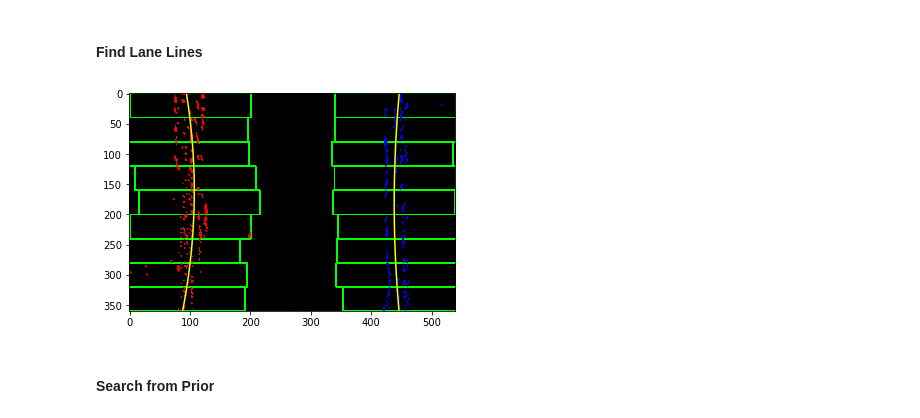
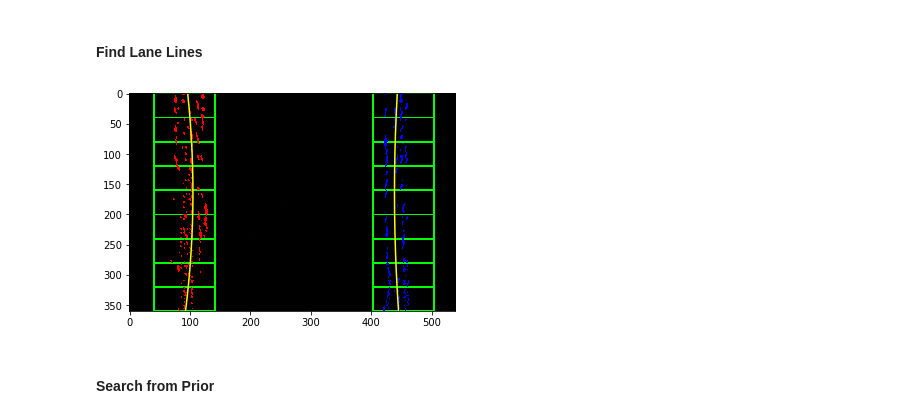
Before and after one commit to ssimontacchi/1906-Traffic-Patterns-Market-St-SF, a Jupyter notebook: mapping_market.ipynb, the cells around one changed output. Saved outputs shown, nothing was run; the diff lists cells and outputs as text; code cells hidden in the pictures.

```diff
--- a/mapping_market.ipynb
+++ b/mapping_market.ipynb
@@ -332,9 +328,9 @@ def find_lane_pixels(binary_warped):
     # Number of sliding windows
     nwindows = 9
     # The width of the windows +/- margin
-    margin = 100
+    margin = 50
     # Minimum number of pixels found to recenter window
-    minpix = 50
+    minpix = 1500
 
     # Height of windows - based on nwindows above and image shape
     window_height = np.int(binary_warped.shape[0]//nwindows)
@@ -405,36 +401,36 @@ def fit_polynomial(binary_warped):
 
     # Fit a second order polynomial to each using `np.polyfit`
     left_fit = np.polyfit(lefty, leftx, 2)
     right_fit = np.polyfit(righty, rightx, 2)
 
     # Generate x and y values for plotting
     ploty = np.linspace(0, binary_warped.shape[0]-1, binary_warped.shape[0] )
     try:
         left_fitx = left_fit[0]*ploty**2 + left_fit[1]*ploty + left_fit[2]
         right_fitx = right_fit[0]*ploty**2 + right_fit[1]*ploty + right_fit[2]
     except TypeError:
         # Avoids an error if `left` and `right_fit` are still none or incorrect
         print('The function failed to fit a line!')
         left_fitx = 1*ploty**2 + 1*ploty
         right_fitx = 1*ploty**2 + 1*ploty
 
     ## Visualization ##
     # Colors in the left and right lane regions
     out_img[lefty, leftx] = [255, 0, 0]
     out_img[righty, rightx] = [0, 0, 255]
 
     # Plots the left and right polynomials on the lane lines
     plt.plot(left_fitx, ploty, color='yellow')
     plt.plot(right_fitx, ploty, color='yellow')
 
-    return out_img, leftx, lefty, rightx, righty
+    return out_img, left_fit, right_fit
 
 
-out_img, leftx, lefty, rightx, righty = fit_polynomial(binary_warped)
+out_img, left_fit, right_fit = fit_polynomial(binary_warped)
 
 plt.imshow(out_img);
 # %% [output]
-[figure, old version]
+[figure, new version]
 # %% [markdown]
 #### Search from Prior
 # %%
```
Also changed, not shown: parts of 3 cells of this notebook, 2 other files.
